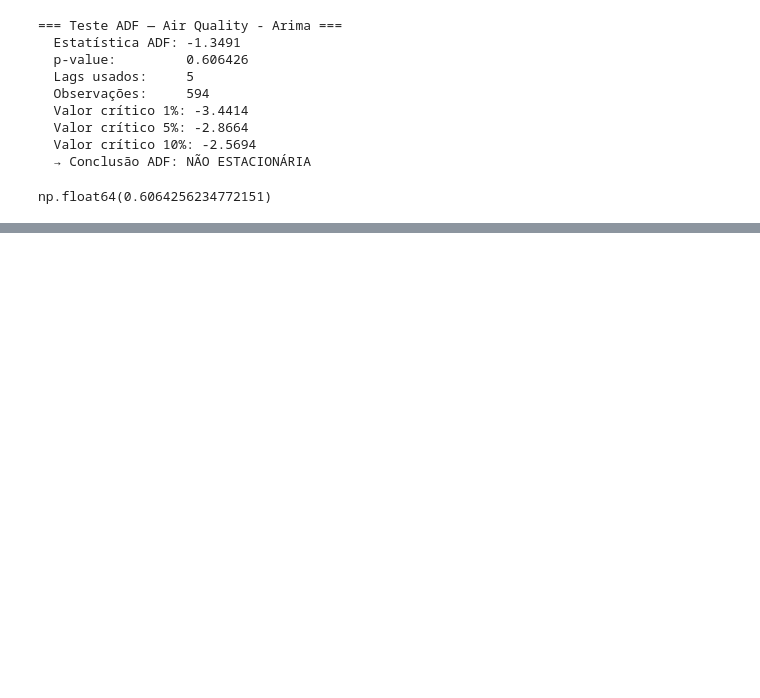
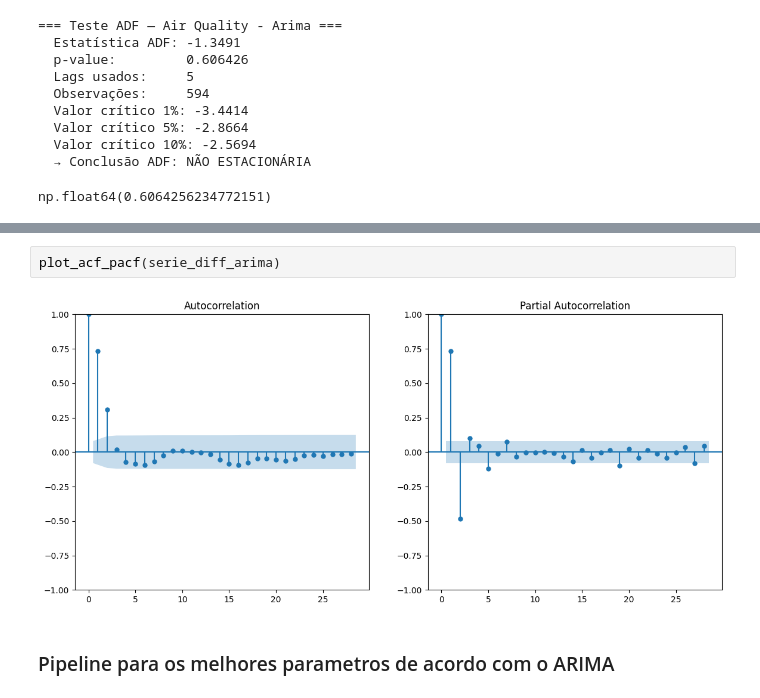
Before and after one commit to Gueguelas/series-temporais, a Jupyter notebook: notebook.ipynb, the cells around one changed output, grey strips where cells are left out. Saved outputs shown, nothing was run; the diff lists cells and outputs as text; blank space fills up the shorter version.

```diff
--- a/notebook.ipynb
+++ b/notebook.ipynb
@@ -927,0 +940,6 @@ np.float64(0.6064256234772151)
+# %%
+plot_acf_pacf(serie_diff_arima)
+# %% [output]
+[figure, added]
+# %% [markdown]
+### Pipeline para os melhores parametros de acordo com o ARIMA
```
Also changed, not shown: parts of 11 cells of this notebook.
